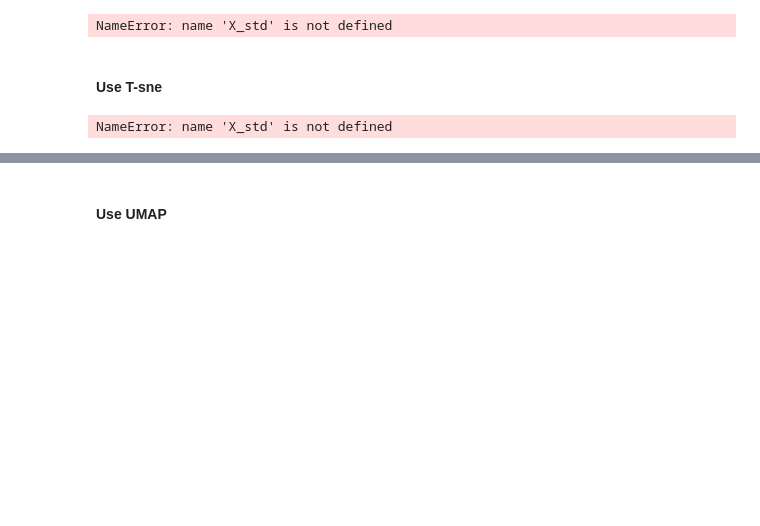
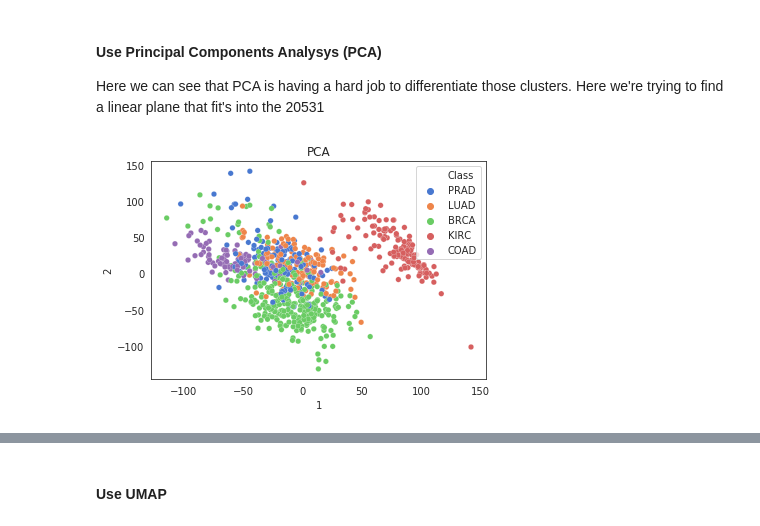
Before and after one commit to leonardoaraujosantos/MLBookCode, a Jupyter notebook: notebooks/dim_reduction_cancer.ipynb, the cells around one changed output, grey strips where cells are left out. Saved outputs shown, nothing was run; the diff lists cells and outputs as text; code cells hidden in the pictures; blank space fills up the shorter version.

Commit message:
Using Cancer clustering example

```diff
--- a/notebooks/dim_reduction_cancer.ipynb
+++ b/notebooks/dim_reduction_cancer.ipynb
@@ -24,0 +63,6 @@ import pandas as pd
+# %%
+data = pd.read_csv('./TCGA-PANCAN-HiSeq-801x20531/data.csv', delimiter=',',index_col=0)
+labels = pd.read_csv('./TCGA-PANCAN-HiSeq-801x20531/labels.csv', delimiter=',')
+features = data.values
+print('Types of cancer:', labels['Class'].unique())
+print('Number of genes:', data.shape[1])
@@ -24,0 +94,2 @@ import pandas as pd
+# %%
+features = StandardScaler().fit_transform(features)
@@ -25,19 +105,11 @@ import pandas as pd
+# %% [markdown]
+#### Use Principal Components Analysys (PCA)
+Here we can see that PCA is having a hard job to differentiate those clusters. Here we're trying to find a linear plane that fit's into the 20531
 # %%
-pca = PCA(n_components = 2).fit_transform(X_std)
-pca_df = pd.DataFrame(data=pca, columns=['PC1','PC2']).join(labels)
+pca = PCA(n_components = 2).fit_transform(features)
+pca_df = pd.DataFrame(data=pca, columns=['1','2']).join(labels)
 palette = sns.color_palette("muted", n_colors=5)
 sns.set_style("white")
-sns.scatterplot(x='PC1',y='PC2',hue='Class',data=pca_df, palette=palette, linewidth=0.2, s=30, alpha=1).set_title('PCA')
+sns.scatterplot(x='1',y='2',hue='Class',data=pca_df, palette=palette, linewidth=0.2, s=30, alpha=1).set_title('PCA');
 # %% [output]
-NameError: name 'X_std' is not defined
+[figure, added]
-# %% [markdown]
-#### Use T-sne
-# %%
-model = TSNE(learning_rate = 10, n_components = 2, random_state=123, perplexity = 30)
-tsne = model.fit_transform(X_std)
-tsne_df = pd.DataFrame(data=tsne, columns=['t-SNE1','t-SNE2']).join(labels)
-palette = sns.color_palette("muted", n_colors=5)
-sns.set_style("white")
-sns.scatterplot(x='t-SNE1',y='t-SNE2',hue='Class',data=tsne_df, palette=palette, linewidth=0.2, s=30, alpha=1).set_title('t-SNE')
-# %% [output]
-NameError: name 'X_std' is not defined
```
Also changed, not shown: parts of 15 cells of this notebook, 1 other file.
